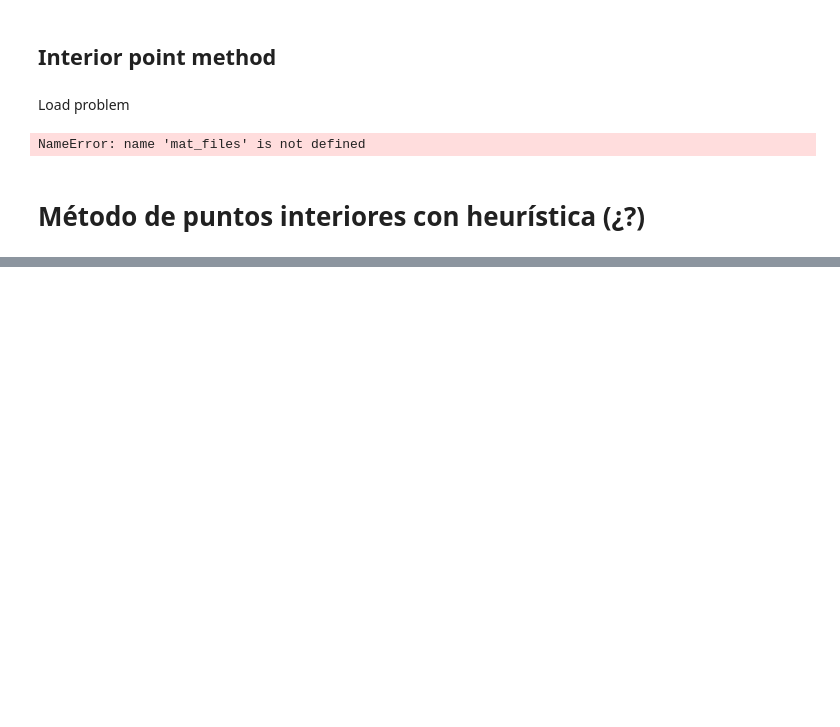
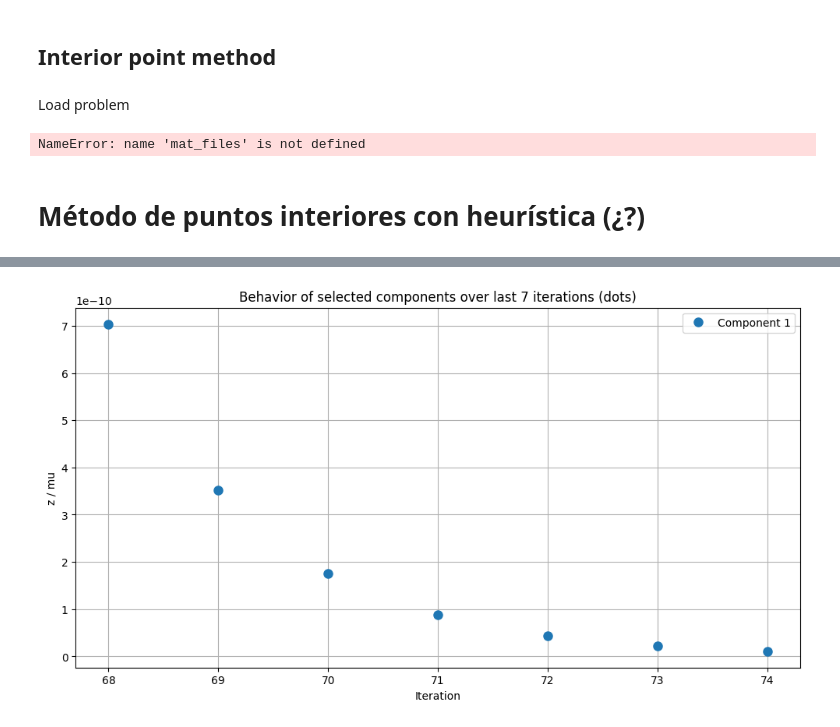
Before and after one commit to fattyfibonacci/thesis_int_point, a Jupyter notebook: intpoint_probs_not_reduced.ipynb, the cells around one changed output, grey strips where cells are left out. Drawn from its saved outputs; the diff is of its cells as text; code cells hidden in the pictures; blank space fills up the shorter version.

```diff
--- a/intpoint_probs_not_reduced.ipynb
+++ b/intpoint_probs_not_reduced.ipynb
@@ -860,0 +638,4 @@ Reduced system not triggered — skipping experiment.
+# %%
+graph_ratio_selected_components(muzdf,3,7,seed=42,indexes=[1])
+# %% [output]
+[figure, added]
```
Also changed, not shown: parts of 9 cells of this notebook, 2 other files.
